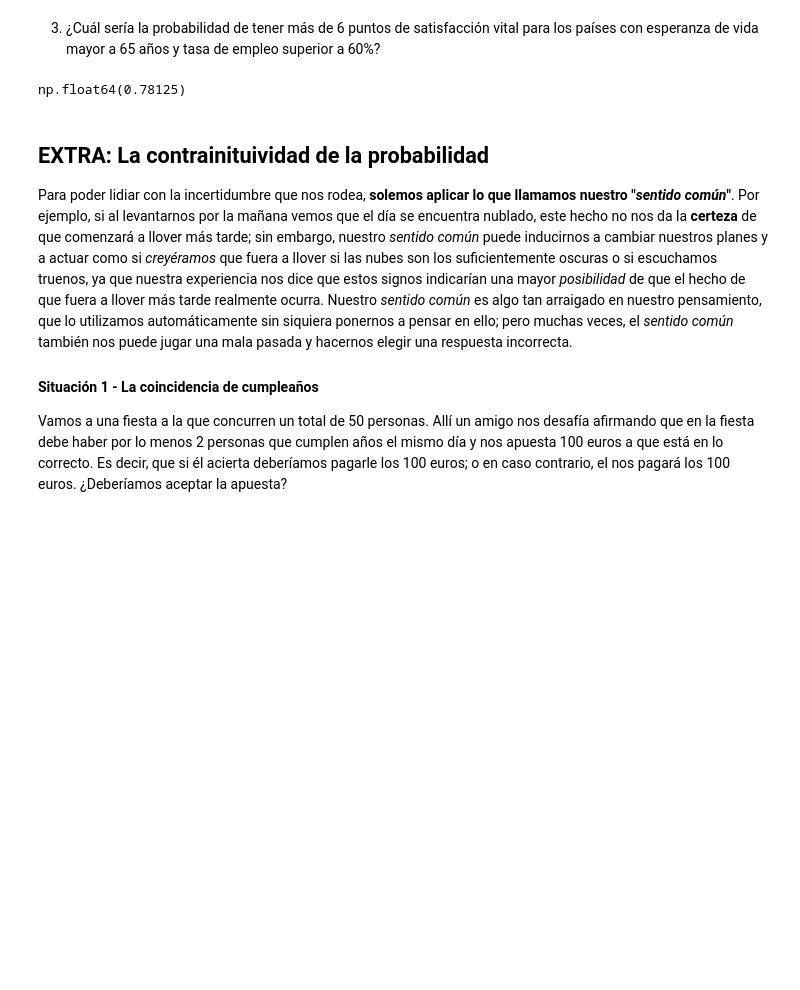
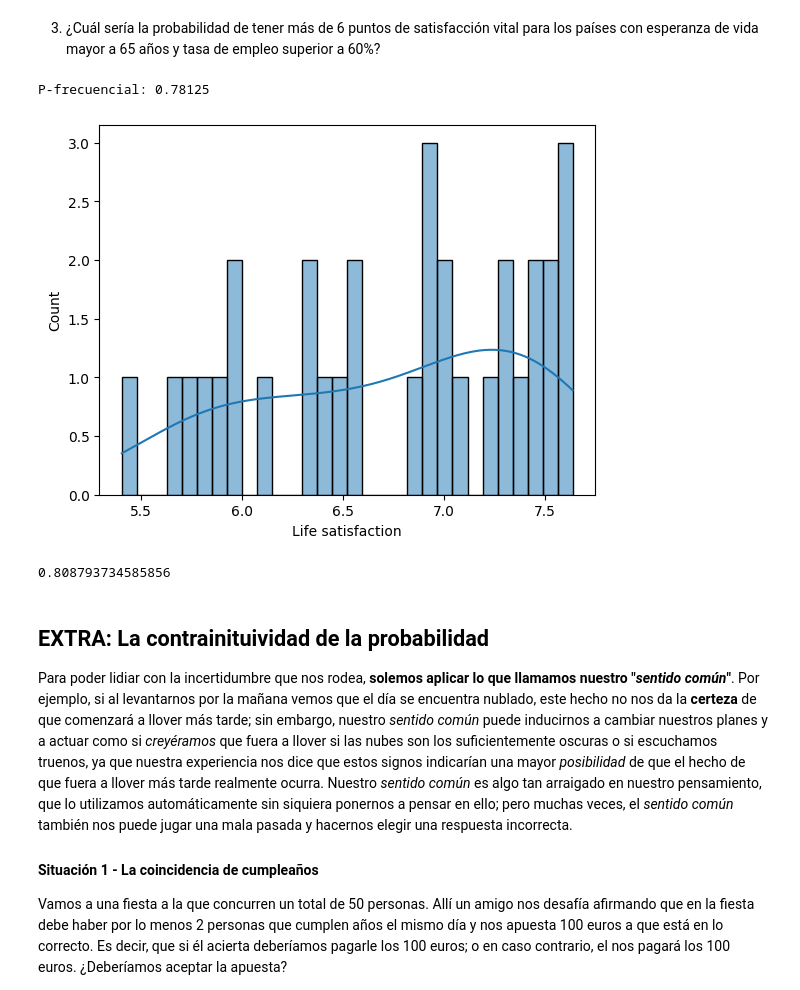
Before and after one commit to eleacos/DS-Online-Elena-Acosta, a Jupyter notebook: 04_Machine_Learning/Sprint_09/Unidad_01_Estadistica_Inferencial/03_Practica_Obligatoria/18_Practica_Obligatoria_Estadistica_Inferencial.ipynb, the cells around one changed output. Drawn from its saved outputs; the diff is of its cells as text; code cells hidden in the pictures; blank space fills up the shorter version.

```diff
--- a/04_Machine_Learning/Sprint_09/Unidad_01_Estadistica_Inferencial/03_Practica_Obligatoria/18_Practica_Obligatoria_Estadistica_Inferencial.ipynb
+++ b/04_Machine_Learning/Sprint_09/Unidad_01_Estadistica_Inferencial/03_Practica_Obligatoria/18_Practica_Obligatoria_Estadistica_Inferencial.ipynb
@@ -254,15 +301,32 @@ np.float64(6.74614501634108)
-# %%
-# P(Life satisfaction>6∣Life expectancy>65,Employment rate>60)
-
-subset = df_lifesat[
-    (df_lifesat["Life expectancy"] > 65) &
-    (df_lifesat["Employment rate"] > 60)
-]
-
-prob = (subset["Life satisfaction"] > 6).mean()
-prob
-# %% [output]
-np.float64(0.78125)
+# %%
+edad = df_lifesat["Life expectancy"] > 65
+empleo = df_lifesat["Employment rate"] > 60
+media_6_plus = df_lifesat["Life satisfaction"] >= 6
+
+casos_favorables = len(df_lifesat[edad & empleo & media_6_plus])
+casos_totales = len(df_lifesat[edad & empleo])
+print("P-frecuencial:", casos_favorables/casos_totales)
+# %% [output]
+P-frecuencial: 0.78125
+# %%
+sns.histplot(x= 'Life satisfaction', data = df_lifesat[edad & empleo], bins=30, kde=True);
+# %% [output]
+[figure, added]
+# %%
+# Hallamos la función de densidad
+from scipy.stats import gaussian_kde
+f_densidad = gaussian_kde(df_lifesat[edad & empleo]["Life satisfaction"])
+
+# Rangos
+r_min = 6
+r_max = np.inf
+
+# Hallamos el área bajo la curva
+from scipy.integrate import quad
+probabilidad,_ = quad(f_densidad, r_min, r_max)
+print(probabilidad)
+# %% [output]
+0.808793734585856
 # %% [markdown]
 ## EXTRA: La contrainituividad de la probabilidad
 
```
Also changed, not shown: parts of 38 cells of this notebook.
